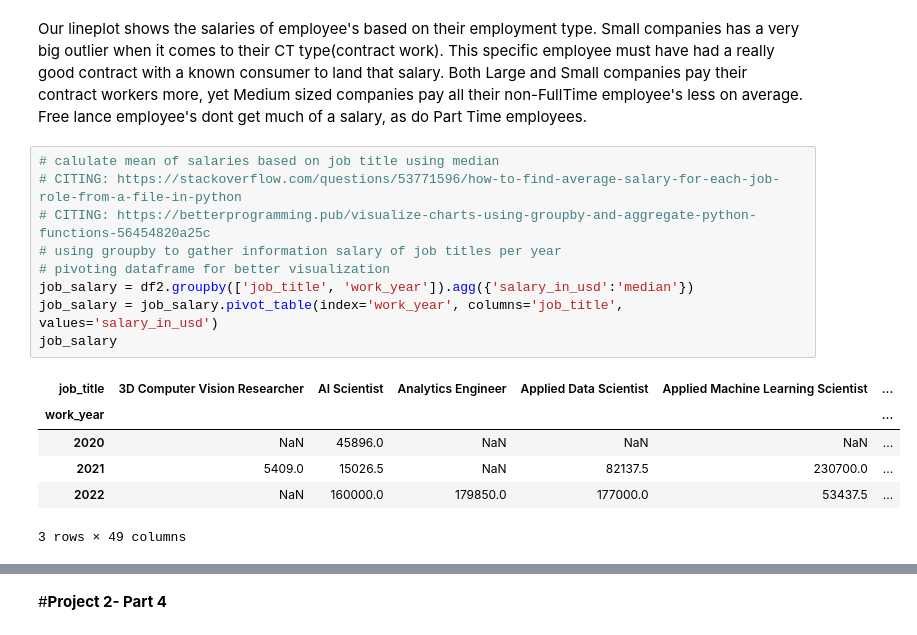
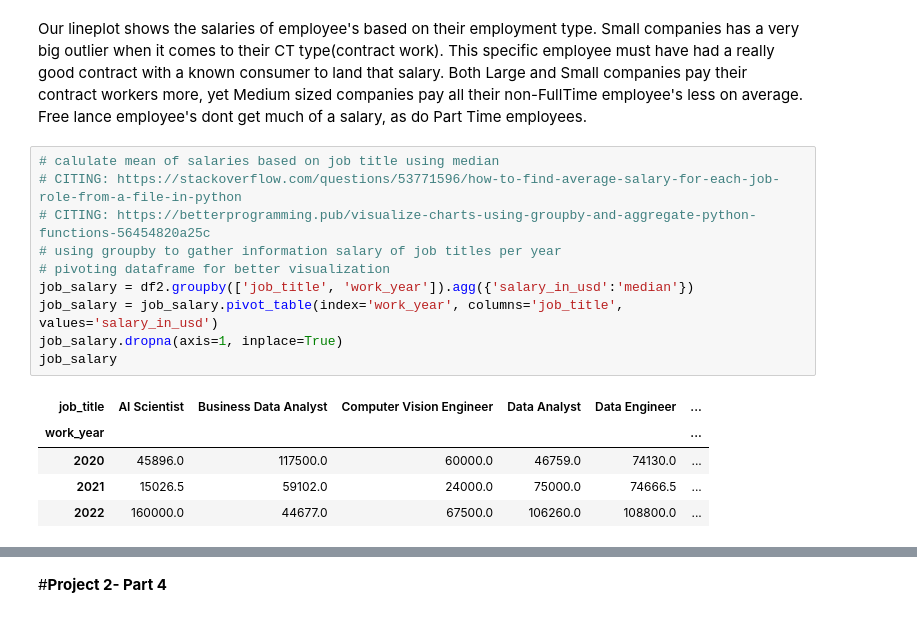
Before and after one commit to ChrisDaVillager/Data-Science-Salaries, a Jupyter notebook: Project_2_Part_4.ipynb, the cells around one changed output, grey strips where cells are left out. Saved outputs shown, nothing was run; the diff lists cells and outputs as text.

```diff
--- a/Project_2_Part_4.ipynb
+++ b/Project_2_Part_4.ipynb
@@ -331,19 +331,19 @@ Our lineplot shows the salaries of employee's based on their employment type. Sm
 # %%
 # calulate mean of salaries based on job title using median
 # CITING: https://stackoverflow.com/questions/53771596/how-to-find-average-salary-for-each-job-role-from-a-file-in-python
 # CITING: https://betterprogramming.pub/visualize-charts-using-groupby-and-aggregate-python-functions-56454820a25c
 # using groupby to gather information salary of job titles per year
 # pivoting dataframe for better visualization
 job_salary = df2.groupby(['job_title', 'work_year']).agg({'salary_in_usd':'median'})
 job_salary = job_salary.pivot_table(index='work_year', columns='job_title', values='salary_in_usd')
+job_salary.dropna(axis=1, inplace=True)
 job_salary
 # %% [output]
-| job_title | 3D Computer Vision Researcher | AI Scientist | Analytics Engineer | Applied Data Scientist | Applied Machine Learning Scientist | ... |
+| job_title | AI Scientist | Business Data Analyst | Computer Vision Engineer | Data Analyst | Data Engineer | ... |
 | work_year |  |  |  |  |  | ... |
-| 2020 | NaN | 45896.0 | NaN | NaN | NaN | ... |
-| 2021 | 5409.0 | 15026.5 | NaN | 82137.5 | 230700.0 | ... |
-| 2022 | NaN | 160000.0 | 179850.0 | 177000.0 | 53437.5 | ... |
+| 2020 | 45896.0 | 117500.0 | 60000.0 | 46759.0 | 74130.0 | ... |
+| 2021 | 15026.5 | 59102.0 | 24000.0 | 75000.0 | 74666.5 | ... |
+| 2022 | 160000.0 | 44677.0 | 67500.0 | 106260.0 | 108800.0 | ... |
-3 rows × 49 columns
 # %%
 job_salary.describe()
 # %% [output]
```
Also changed, not shown: parts of 2 cells of this notebook.
